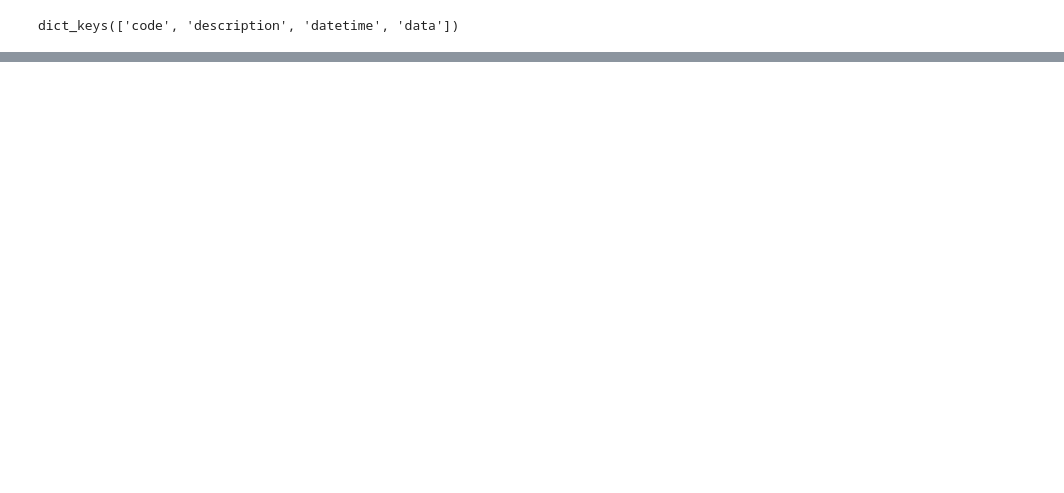
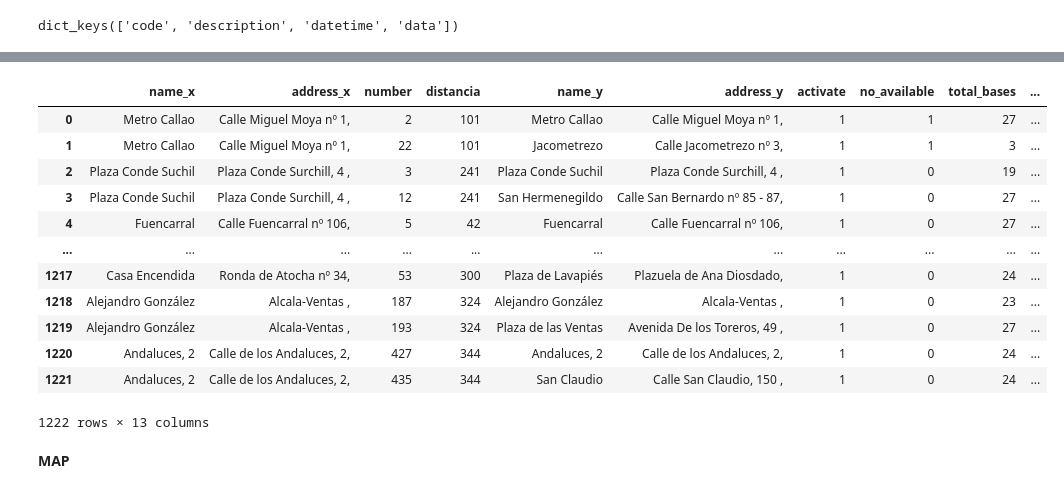
Before and after one commit to VeroOli/project_Bicimad, a Jupyter notebook: notebooks/dev_notebook_.ipynb, the cells around one changed output, grey strips where cells are left out. Drawn from its saved outputs; the diff is of its cells as text; code cells hidden in the pictures; blank space fills up the shorter version.

```diff
--- a/notebooks/dev_notebook_.ipynb
+++ b/notebooks/dev_notebook_.ipynb
@@ -486,0 +363,7 @@ True
+# %%
+#add the information to the data frame
+estaciones_csv['number']=alternativa
+estaciones_csv['distancia']=distancia
+estaciones_csv=estaciones_api.explode('number')
+
+estaciones_csv
@@ -486,0 +386,19 @@ True
+# %%
+estaciones = pd.merge(estaciones_csv,estaciones_api, on='number', how='left')
+estaciones
+# %% [output]
+|  | name_x | address_x | number | distancia | name_y | address_y | activate | no_available | total_bases | ... |
+| 0 | Metro Callao | Calle Miguel Moya nº 1, | 2 | 101 | Metro Callao | Calle Miguel Moya nº 1, | 1 | 1 | 27 | ... |
+| 1 | Metro Callao | Calle Miguel Moya nº 1, | 22 | 101 | Jacometrezo | Calle Jacometrezo nº 3, | 1 | 1 | 3 | ... |
+| 2 | Plaza Conde Suchil | Plaza Conde Surchill, 4 , | 3 | 241 | Plaza Conde Suchil | Plaza Conde Surchill, 4 , | 1 | 0 | 19 | ... |
+| 3 | Plaza Conde Suchil | Plaza Conde Surchill, 4 , | 12 | 241 | San Hermenegildo | Calle San Bernardo nº 85 - 87, | 1 | 0 | 27 | ... |
+| 4 | Fuencarral | Calle Fuencarral nº 106, | 5 | 42 | Fuencarral | Calle Fuencarral nº 106, | 1 | 0 | 27 | ... |
+| ... | ... | ... | ... | ... | ... | ... | ... | ... | ... | ... |
+| 1217 | Casa Encendida | Ronda de Atocha nº 34, | 53 | 300 | Plaza de Lavapiés | Plazuela de Ana Diosdado, | 1 | 0 | 24 | ... |
+| 1218 | Alejandro González | Alcala-Ventas , | 187 | 324 | Alejandro González | Alcala-Ventas , | 1 | 0 | 23 | ... |
+| 1219 | Alejandro González | Alcala-Ventas , | 193 | 324 | Plaza de las Ventas | Avenida De los Toreros, 49 , | 1 | 0 | 27 | ... |
+| 1220 | Andaluces, 2 | Calle de los Andaluces, 2, | 427 | 344 | Andaluces, 2 | Calle de los Andaluces, 2, | 1 | 0 | 24 | ... |
+| 1221 | Andaluces, 2 | Calle de los Andaluces, 2, | 435 | 344 | San Claudio | Calle San Claudio, 150 , | 1 | 0 | 24 | ... |
+1222 rows × 13 columns
+# %% [markdown]
+**MAP**
```
Also changed, not shown: parts of 39 cells of this notebook, 8 other files.
